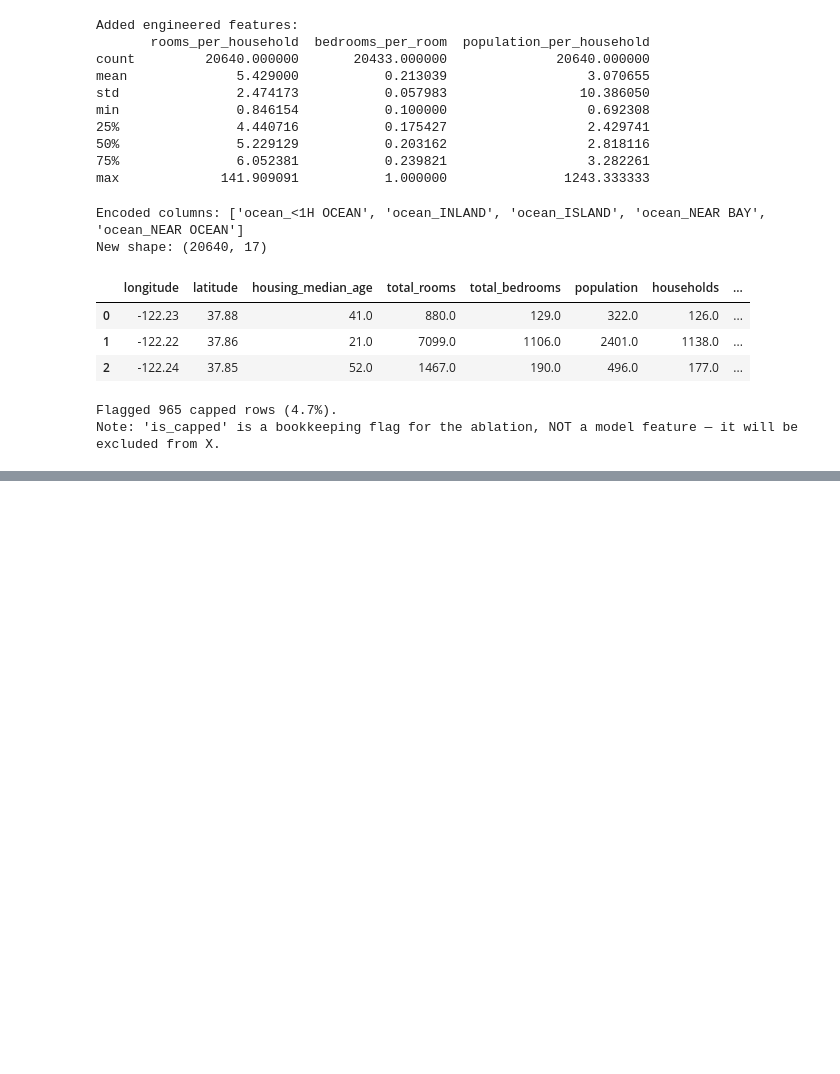
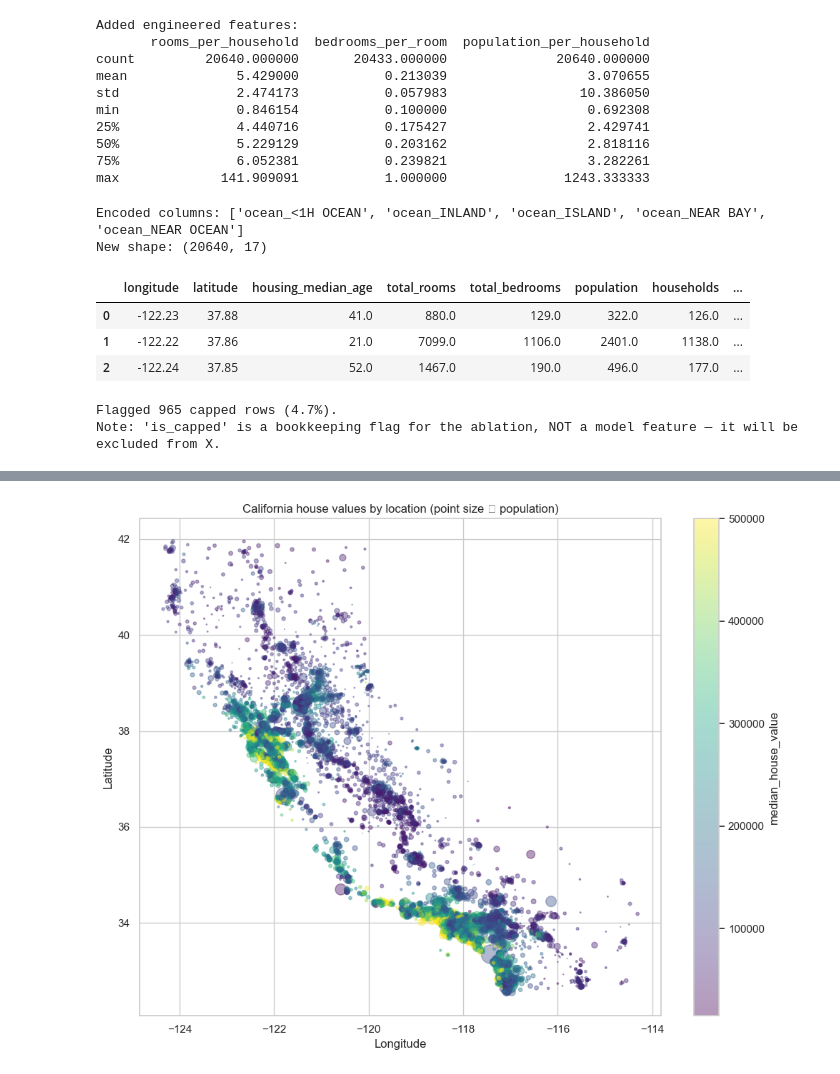
Before and after one commit to Arush70/California-House-Pridictor, a Jupyter notebook: notebooks/Training_Models.ipynb, the cells around one changed output, grey strips where cells are left out. Saved outputs shown, nothing was run; the diff lists cells and outputs as text; code cells hidden in the pictures; blank space fills up the shorter version.

```diff
--- a/notebooks/Training_Models.ipynb
+++ b/notebooks/Training_Models.ipynb
@@ -306,0 +396,25 @@ Note: 'is_capped' is a bookkeeping flag for the ablation, NOT a model feature
+# %%
+# Stage 5d: Geographic scatter — house value across California
+#
+# Plots every block group at its real coordinates, coloured by house value
+# and sized by population. This reveals strong spatial structure (high values
+# on the coast, around the Bay Area and LA) that justifies including latitude/
+# longitude as clustering features in Section 7.
+
+
+
+plt.figure(figsize=(10, 8))
+scatter = plt.scatter(
+    housing_encoded["longitude"], housing_encoded["latitude"],
+    c=housing_encoded[target], cmap="viridis",
+    s=housing_encoded["population"] / 100, alpha=0.4
+)
+plt.colorbar(scatter, label="median_house_value")
+plt.xlabel("Longitude")
+plt.ylabel("Latitude")
+plt.title("California house values by location (point size ∝ population)")
+plt.tight_layout()
+plt.savefig("../figures/geographic_value_map.png", dpi=150, bbox_inches="tight")
+plt.show()
+# %% [output]
+[figure, added]
```
Also changed, not shown: parts of 4 cells of this notebook, 3 other files.
